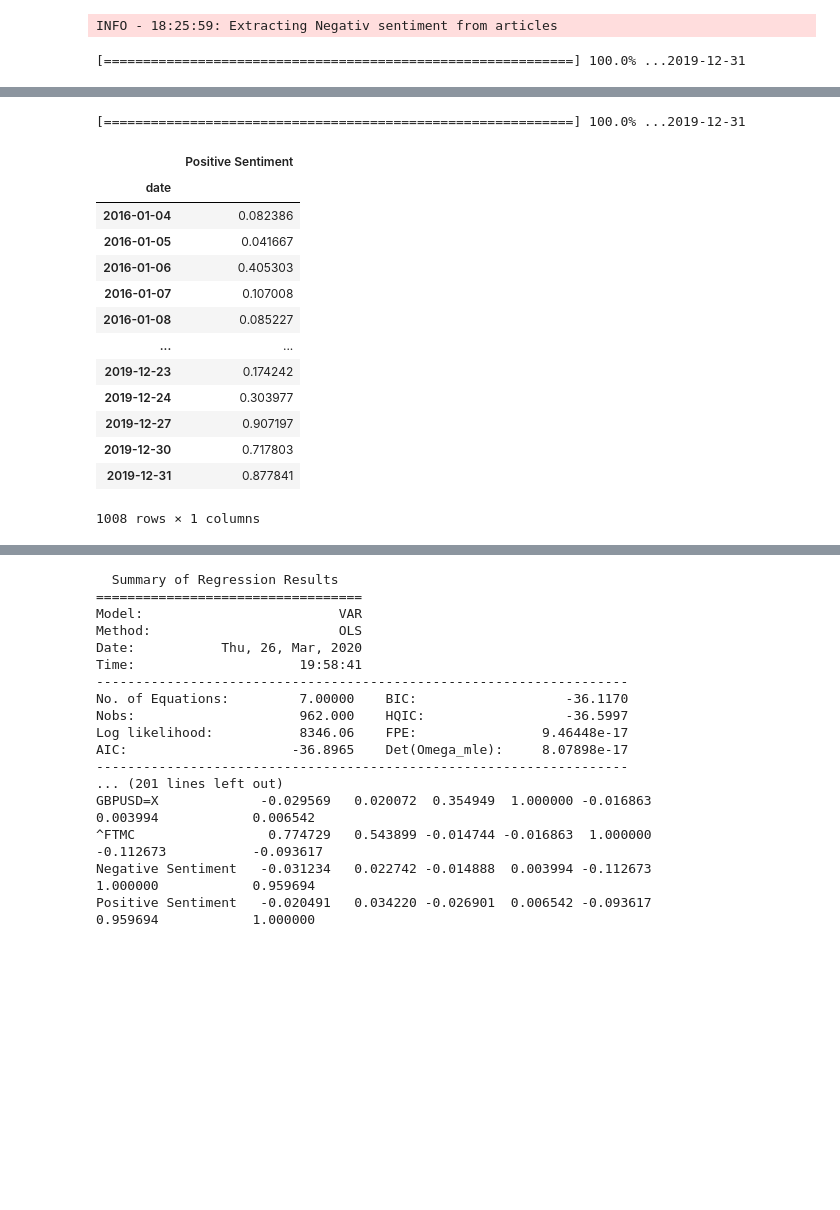
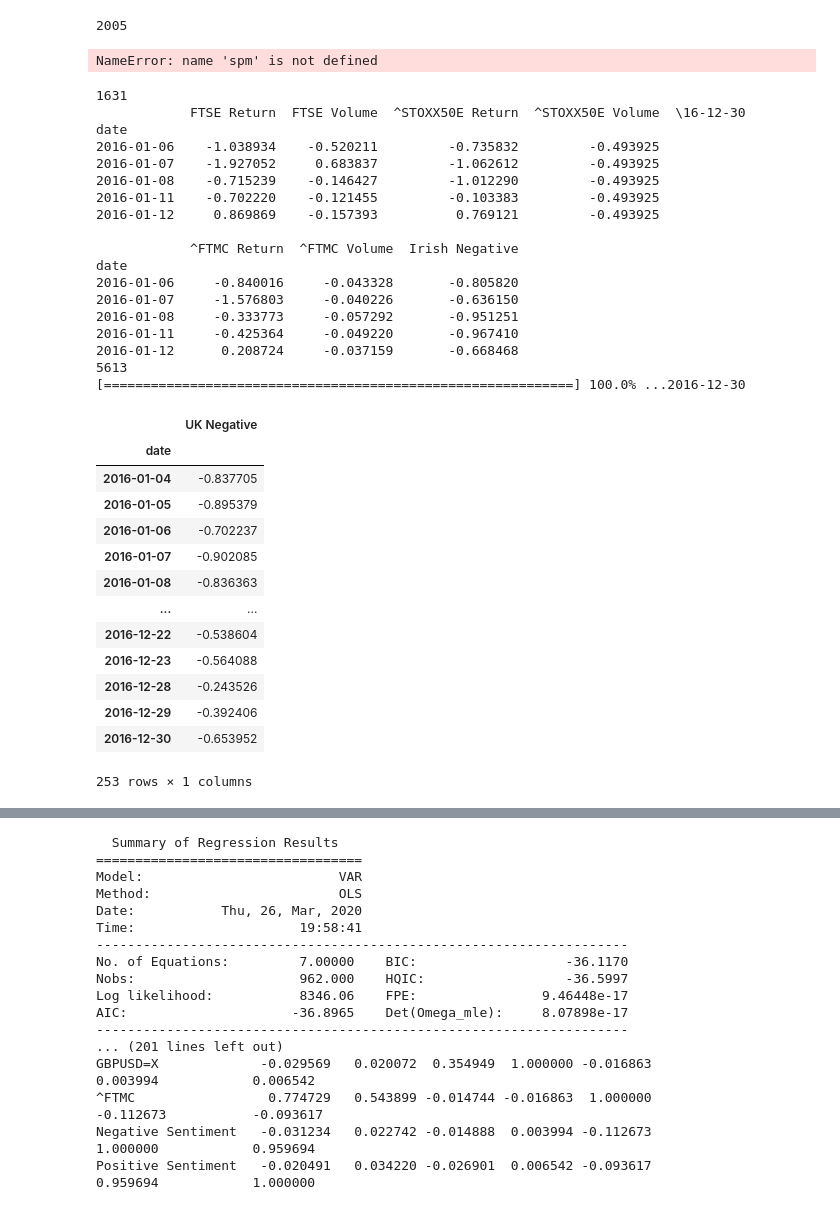
Before and after one commit to katyalait/thesis, a Jupyter notebook: saffap/VAR.ipynb, the cells around one changed output, grey strips where cells are left out. Drawn from its saved outputs; the diff is of its cells as text; code cells hidden in the pictures; blank space fills up the shorter version.

```diff
--- a/saffap/VAR.ipynb
+++ b/saffap/VAR.ipynb
@@ -16,21 +9,65 @@ assets = Asset.objects.all().values_list('ticker', flat=True)
+# %%
+neg_words = [w.lower() for w in Category.objects.get(name="Negativ").words.all().values_list('word', flat=True)]
+combined = set()
+for word in neg_words:
+    combined.add(word)
+len(combined)
+# %% [output]
+2005
+# %%
+spm.multivariate_df.head()
+# %% [output]
+NameError: name 'spm' is not defined
 # %%
-spm2 = SentimentPriceModel()
-spm2.get_asset('FTSE', column_name="FTSE")
-spm2.add_asset_variable(asset='^STOXX5OE', column_name='^STOXX50E', zscore=False)
-spm2.add_asset_variable(asset='GBPEUR=X', column_name='GBPEUR=X', zscore=False)
-spm2.add_asset_variable(asset='GBPUSD=X', column_name='GBPUSD=X', zscore=False)
-spm2.add_asset_variable(asset='^FTMC', column_name='^FTMC', zscore=False)
-spm2.add_sentiment_variable(right='Negativ', set=True, column_name='Negative Sentiment', zscore=False)
-spm2.add_sentiment_variable(right='Positiv', set=True, column_name='Positive Sentiment', zscore=False)
+spm = SentimentPriceModel()
+irish_sources = list(Source.objects.filter(country=0).values_list('id', flat=True))
+uk_sources = list(Source.objects.filter(country=1).values_list('id', flat=True))
+spm.get_asset('FTSE', column_name="FTSE", start='2016-01-01', end='2017-01-01', volume=True)
+spm.add_asset_variable(asset='^STOXX5OE', column_name='^STOXX50E', volume=True)
+spm.add_asset_variable(asset='^FTMC', column_name='^FTMC', volume=True)
+
+spm.add_sentiment_variable(category='Negative', set=True, column_name='Irish Negative', source_filter = irish_sources, sentiment_words=list(combined), zscore=True)
+print(spm.multivariate_df.head())
+spm.add_sentiment_variable(category='Negative', set=True, column_name='UK Negative', source_filter = uk_sources, sentiment_words=list(combined), zscore=True)
 
 # spm2 = SentimentPriceModel()
 # spm2.get_asset('FTSE', column_name="FTSE 100 Returns", zscore=False)
 # spm2.add_sentiment_variable(right='Negativ', set=True, column_name='Negative Sentiment', zscore=False)
 # spm2.add_asset_variable(asset='^FTMC', column_name='FTSE 250 Returns', zscore=False)
 
 # result = spm.var_model(lag=1, freq="B")
 # result2 = spm.var_model(lag=2, freq="B")
 # result3 = spm.var_model(lag=3, freq="B")
 # %% [output]
-INFO - 18:25:59: Extracting Negativ sentiment from articles
+1631
+            FTSE Return  FTSE Volume  ^STOXX50E Return  ^STOXX50E Volume  \16-12-30
+date
+2016-01-06    -1.038934    -0.520211         -0.735832         -0.493925
+2016-01-07    -1.927052     0.683837         -1.062612         -0.493925
+2016-01-08    -0.715239    -0.146427         -1.012290         -0.493925
+2016-01-11    -0.702220    -0.121455         -0.103383         -0.493925
+2016-01-12     0.869869    -0.157393          0.769121         -0.493925
+
+            ^FTMC Return  ^FTMC Volume  Irish Negative
+date
+2016-01-06     -0.840016     -0.043328       -0.805820
+2016-01-07     -1.576803     -0.040226       -0.636150
+2016-01-08     -0.333773     -0.057292       -0.951251
+2016-01-11     -0.425364     -0.049220       -0.967410
+2016-01-12      0.208724     -0.037159       -0.668468
+5613
+[============================================================] 100.0% ...2016-12-30
+|  | UK Negative |
+| date |  |
+| 2016-01-04 | -0.837705 |
+| 2016-01-05 | -0.895379 |
+| 2016-01-06 | -0.702237 |
+| 2016-01-07 | -0.902085 |
+| 2016-01-08 | -0.836363 |
+| ... | ... |
+| 2016-12-22 | -0.538604 |
+| 2016-12-23 | -0.564088 |
+| 2016-12-28 | -0.243526 |
+| 2016-12-29 | -0.392406 |
+| 2016-12-30 | -0.653952 |
-[============================================================] 100.0% ...2019-12-31
+253 rows × 1 columns
@@ -38,15 +73,0 @@ INFO - 18:31:42: Extracting Positiv sentiment from articles
-[============================================================] 100.0% ...2019-12-31
-|  | Positive Sentiment |
-| date |  |
-| 2016-01-04 | 0.082386 |
-| 2016-01-05 | 0.041667 |
-| 2016-01-06 | 0.405303 |
-| 2016-01-07 | 0.107008 |
-| 2016-01-08 | 0.085227 |
-| ... | ... |
-| 2019-12-23 | 0.174242 |
-| 2019-12-24 | 0.303977 |
-| 2019-12-27 | 0.907197 |
-| 2019-12-30 | 0.717803 |
-| 2019-12-31 | 0.877841 |
-1008 rows × 1 columns
```
Also changed, not shown: parts of 10 cells of this notebook, 48 other files.
